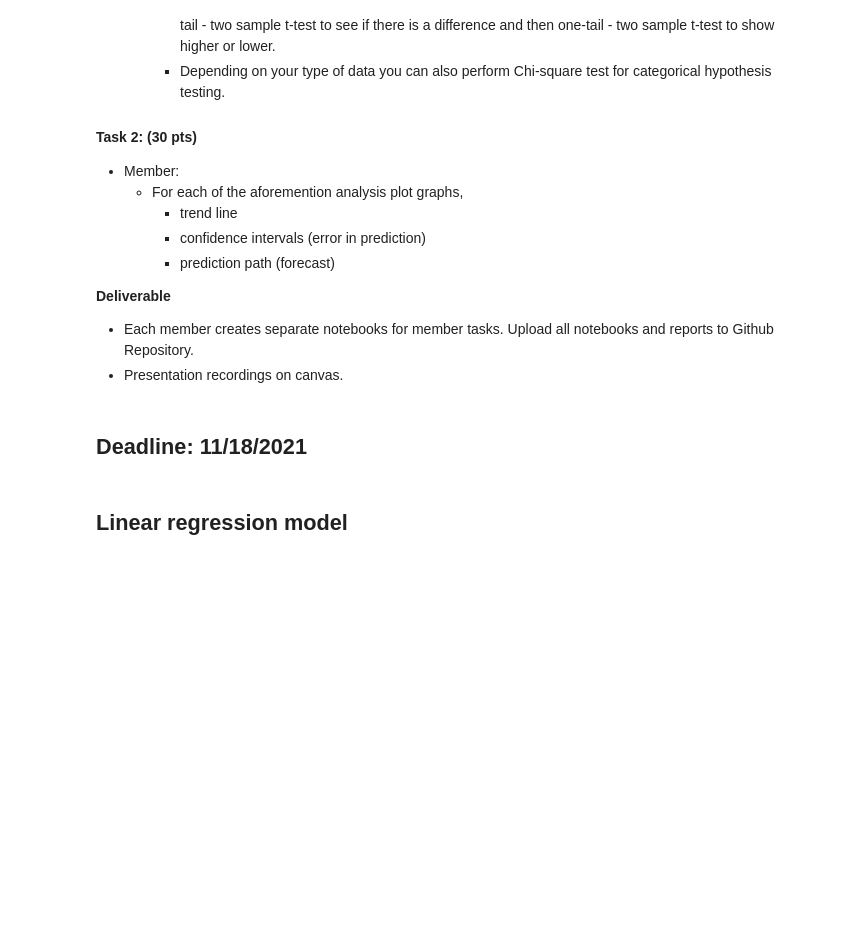
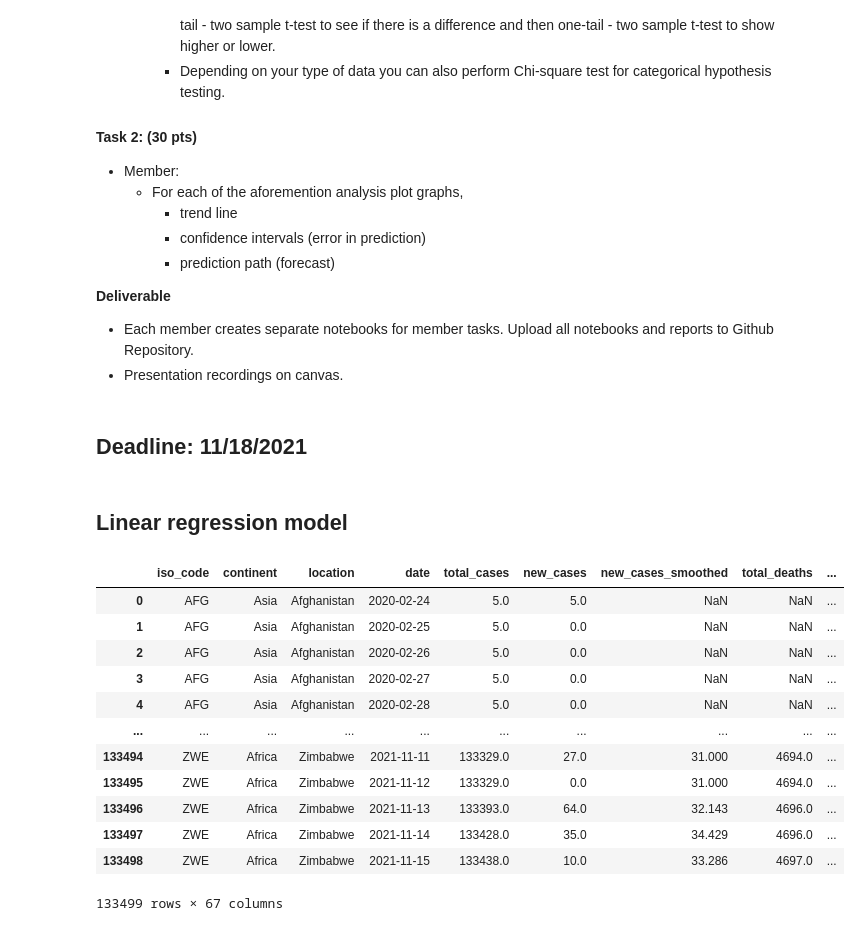
Before and after one commit to Desmondonam/covid_Analysis, a Jupyter notebook: Notebooks/Project Stage - III.ipynb, the cells around one changed output. Cells and saved outputs as stored; diff of their text form; code cells hidden in the pictures; blank space fills up the shorter version.

```diff
--- a/Notebooks/Project Stage - III.ipynb
+++ b/Notebooks/Project Stage - III.ipynb
@@ -41 +43,19 @@ The goal of Stage II is to utlize machine learning and statistical models to pre
+# %%
+df_all = pd.read_csv("D:/Kiptaror/CSC-405-605_Fall_2021-master/data/owid-covid-data.csv")
+# %%
+df_all
+# %% [output]
+|  | iso_code | continent | location | date | total_cases | new_cases | new_cases_smoothed | total_deaths | ... |
+| 0 | AFG | Asia | Afghanistan | 2020-02-24 | 5.0 | 5.0 | NaN | NaN | ... |
+| 1 | AFG | Asia | Afghanistan | 2020-02-25 | 5.0 | 0.0 | NaN | NaN | ... |
+| 2 | AFG | Asia | Afghanistan | 2020-02-26 | 5.0 | 0.0 | NaN | NaN | ... |
+| 3 | AFG | Asia | Afghanistan | 2020-02-27 | 5.0 | 0.0 | NaN | NaN | ... |
+| 4 | AFG | Asia | Afghanistan | 2020-02-28 | 5.0 | 0.0 | NaN | NaN | ... |
+| ... | ... | ... | ... | ... | ... | ... | ... | ... | ... |
+| 133494 | ZWE | Africa | Zimbabwe | 2021-11-11 | 133329.0 | 27.0 | 31.000 | 4694.0 | ... |
+| 133495 | ZWE | Africa | Zimbabwe | 2021-11-12 | 133329.0 | 0.0 | 31.000 | 4694.0 | ... |
+| 133496 | ZWE | Africa | Zimbabwe | 2021-11-13 | 133393.0 | 64.0 | 32.143 | 4696.0 | ... |
+| 133497 | ZWE | Africa | Zimbabwe | 2021-11-14 | 133428.0 | 35.0 | 34.429 | 4696.0 | ... |
+| 133498 | ZWE | Africa | Zimbabwe | 2021-11-15 | 133438.0 | 10.0 | 33.286 | 4697.0 | ... |
+133499 rows × 67 columns
 # %%
```
Also changed, not shown: parts of 5 cells of this notebook, 1 other file.
